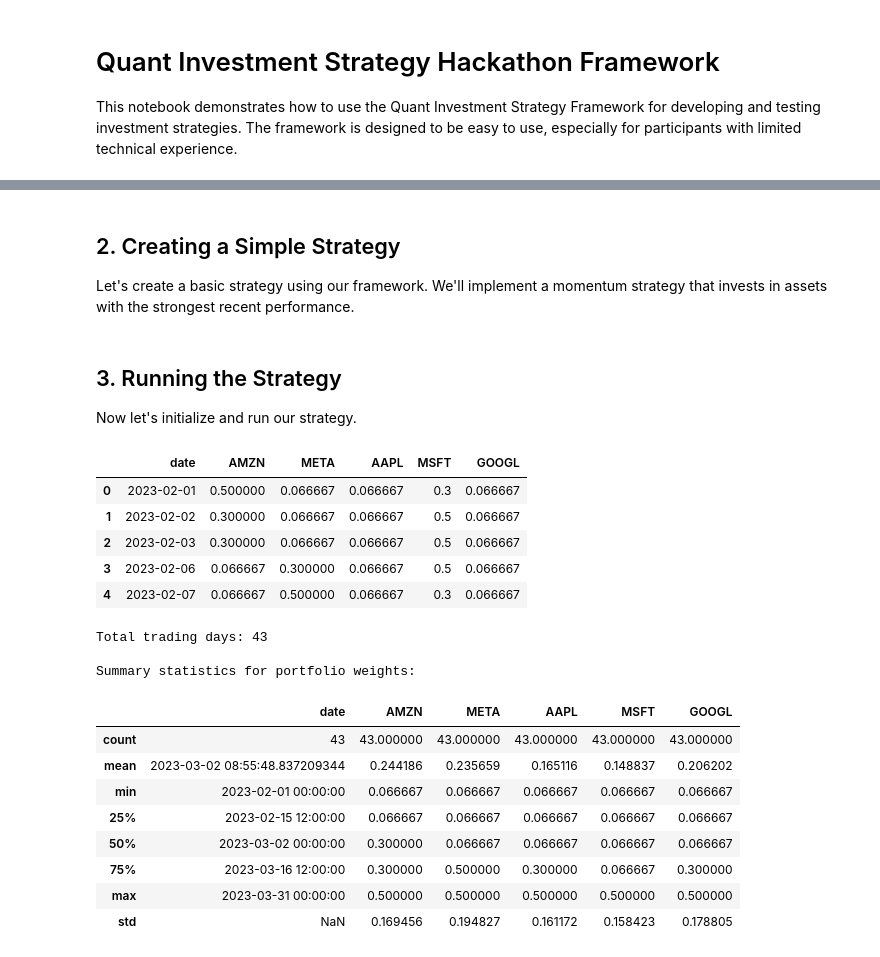
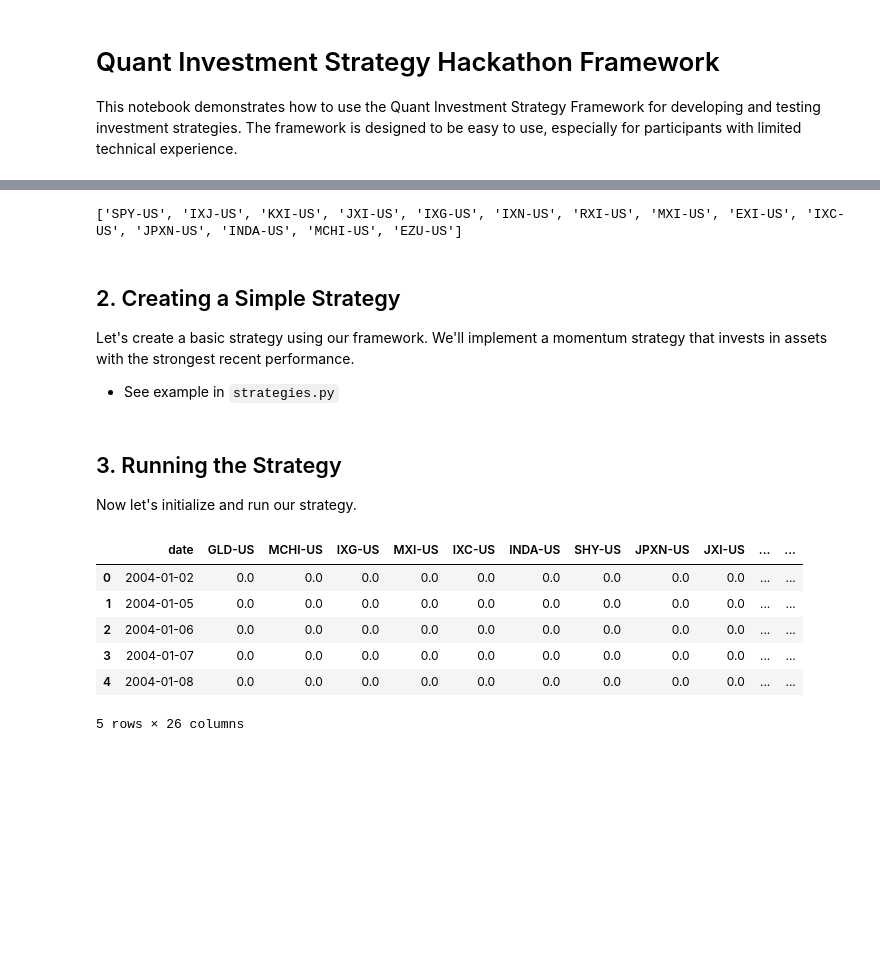
Before and after one commit to ccmaloney/CTG_QIS_Hackathon_sp2025, a Jupyter notebook: quant_strategy_example.ipynb, the cells around one changed output, grey strips where cells are left out. Drawn from its saved outputs; the diff is of its cells as text; code cells hidden in the pictures; blank space fills up the shorter version.

```diff
--- a/quant_strategy_example.ipynb
+++ b/quant_strategy_example.ipynb
@@ -110,0 +236,12 @@ df.head()
+# %%
+model_state = pd.read_csv('model_state.csv')
+# Rename columns to be more expected
+
+model_state = model_state.rename(columns={
+    'adjusted_open_1d': 'open',
+    'adjusted_high_1d': 'high',
+    'adjusted_low_1d': 'low',
+    'adjusted_close_1d': 'close',
+    'volume_1d': 'volume'
+})
+model_state
@@ -111,5 +262,23 @@ df.head()
+# %%
+asset_info = json.load(open('asset_info.json'))
+
+# Function to get all equity tickers using asset_info.json
+def get_equity_tickers(assets):
+    equity_tickers = []
+    for asset in assets:
+        if asset["UnderlyingAssetClass"] == "Equity":
+            equity_tickers.append(asset["Ticker"])
+    return equity_tickers
+
+# Get and print the equity tickers
+equity_tickers = get_equity_tickers(asset_info)
+print(equity_tickers)
+# %% [output]
+['SPY-US', 'IXJ-US', 'KXI-US', 'JXI-US', 'IXG-US', 'IXN-US', 'RXI-US', 'MXI-US', 'EXI-US', 'IXC-US', 'JPXN-US', 'INDA-US', 'MCHI-US', 'EZU-US']
 # %% [markdown]
 ## 2. Creating a Simple Strategy
 
 Let's create a basic strategy using our framework. We'll implement a momentum strategy that invests in assets with the strongest recent performance.
+
+- See example in `strategies.py`
 # %%
@@ -177,48 +351,30 @@ class MomentumStrategy(BaseStrategy):
 ## 3. Running the Strategy
 
 Now let's initialize and run our strategy.
+# %%
+global_equity_tickers = ['SPY-US', "EZU-US", "MCHI-US", "INDA-US", "JPXN-US"]
 # %%
 # Create an instance of our strategy
-momentum_strategy = MomentumStrategy()
+from strategies import MomentumStrategy
+momentum_strategy_240 = MomentumStrategy(momentum_period='mom_close_240', equity_tickers=global_equity_tickers)
 
 # Initialize the framework with our data and strategy
 # We'll start from February 1, 2023 to ensure we have enough data for our features
 framework = QuantStrategyFramework(
-    data=df,
-    strategy=momentum_strategy,
-    date_column='Date',
-    start_date='2023-02-01'
+    data=model_state,
+    strategy=momentum_strategy_240,
+    date_column='date',
 )
 
 # Run the strategy to generate insights
-insights_df = framework.run_strategy()
-
+insights_df_240 = framework.run_strategy_parallel()
 # Display the first few rows
-insights_df.head()
+insights_df_240.head()
 # %% [output]
-|  | date | AMZN | META | AAPL | MSFT | GOOGL |
-| 0 | 2023-02-01 | 0.500000 | 0.066667 | 0.066667 | 0.3 | 0.066667 |
-| 1 | 2023-02-02 | 0.300000 | 0.066667 | 0.066667 | 0.5 | 0.066667 |
-| 2 | 2023-02-03 | 0.300000 | 0.066667 | 0.066667 | 0.5 | 0.066667 |
-| 3 | 2023-02-06 | 0.066667 | 0.300000 | 0.066667 | 0.5 | 0.066667 |
-| 4 | 2023-02-07 | 0.066667 | 0.500000 | 0.066667 | 0.3 | 0.066667 |
+|  | date | GLD-US | MCHI-US | IXG-US | MXI-US | IXC-US | INDA-US | SHY-US | JPXN-US | JXI-US | ... | ... |
+| 0 | 2004-01-02 | 0.0 | 0.0 | 0.0 | 0.0 | 0.0 | 0.0 | 0.0 | 0.0 | 0.0 | ... | ... |
+| 1 | 2004-01-05 | 0.0 | 0.0 | 0.0 | 0.0 | 0.0 | 0.0 | 0.0 | 0.0 | 0.0 | ... | ... |
+| 2 | 2004-01-06 | 0.0 | 0.0 | 0.0 | 0.0 | 0.0 | 0.0 | 0.0 | 0.0 | 0.0 | ... | ... |
+| 3 | 2004-01-07 | 0.0 | 0.0 | 0.0 | 0.0 | 0.0 | 0.0 | 0.0 | 0.0 | 0.0 | ... | ... |
+| 4 | 2004-01-08 | 0.0 | 0.0 | 0.0 | 0.0 | 0.0 | 0.0 | 0.0 | 0.0 | 0.0 | ... | ... |
+5 rows × 26 columns
-# %%
-# Get total number of trading days
-print(f"Total trading days: {len(insights_df)}")
-
-# Display summary statistics
-print("\nSummary statistics for portfolio weights:")
-insights_df.describe()
-# %% [output]
-Total trading days: 43
-
-Summary statistics for portfolio weights:
-|  | date | AMZN | META | AAPL | MSFT | GOOGL |
-| count | 43 | 43.000000 | 43.000000 | 43.000000 | 43.000000 | 43.000000 |
-| mean | 2023-03-02 08:55:48.837209344 | 0.244186 | 0.235659 | 0.165116 | 0.148837 | 0.206202 |
-| min | 2023-02-01 00:00:00 | 0.066667 | 0.066667 | 0.066667 | 0.066667 | 0.066667 |
-| 25% | 2023-02-15 12:00:00 | 0.066667 | 0.066667 | 0.066667 | 0.066667 | 0.066667 |
-| 50% | 2023-03-02 00:00:00 | 0.300000 | 0.066667 | 0.066667 | 0.066667 | 0.066667 |
-| 75% | 2023-03-16 12:00:00 | 0.300000 | 0.500000 | 0.300000 | 0.066667 | 0.300000 |
-| max | 2023-03-31 00:00:00 | 0.500000 | 0.500000 | 0.500000 | 0.500000 | 0.500000 |
-| std | NaN | 0.169456 | 0.194827 | 0.161172 | 0.158423 | 0.178805 |
```
Also changed, not shown: parts of 28 cells of this notebook, 12 other files.
